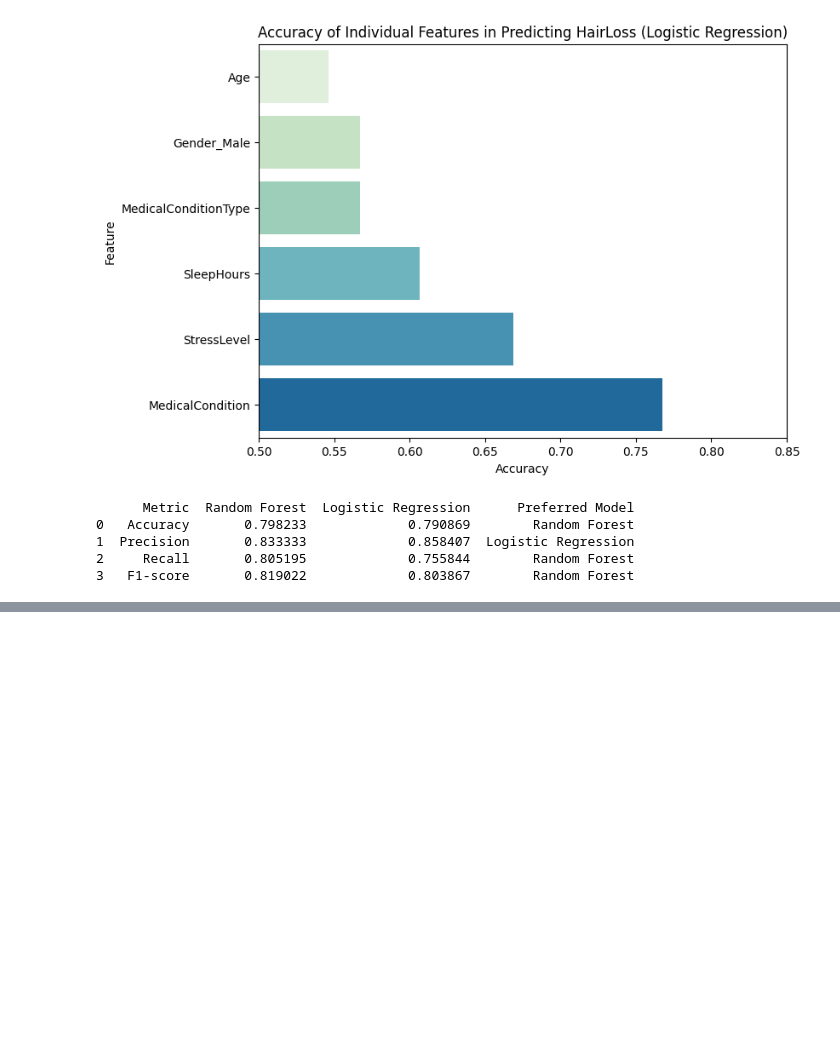
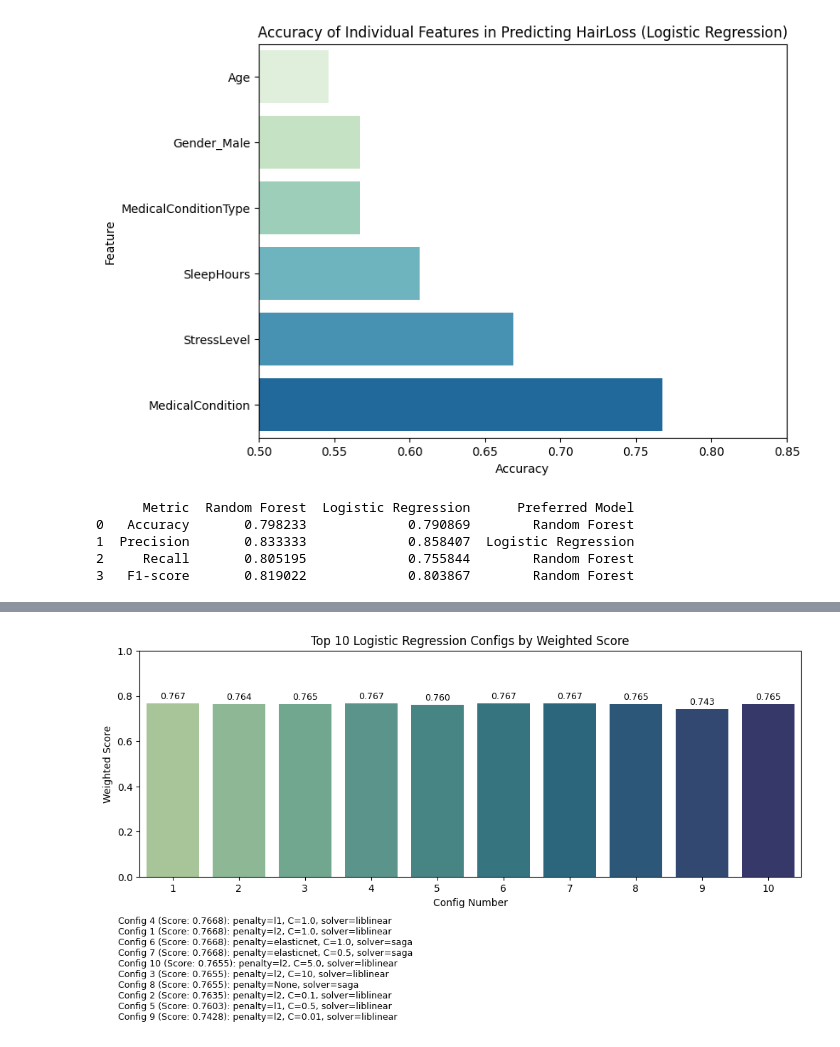
Before and after one commit to JayaAhmed/BigData, a Jupyter notebook: BigData.ipynb, the cells around one changed output, grey strips where cells are left out. Saved outputs shown, nothing was run; the diff lists cells and outputs as text; code cells hidden in the pictures; blank space fills up the shorter version.

```diff
--- a/BigData.ipynb
+++ b/BigData.ipynb
@@ -630,0 +761,56 @@ print(comparison_df)
+# %%
+# Logistic Regression Bar Plot
+
+import matplotlib.pyplot as plt
+import seaborn as sns
+
+# Select top 10
+top_configs_logreg = logreg_results_df.head(10).copy()
+
+# Prepare parameter labels
+param_text = '\n'.join([
+    f"Config {int(row['Config'])} (Score: {row['Weighted Score']:.4f}): "
+    f"{', '.join([f'{k}={v}' for k, v in row['Params'].items()])}"
+    for _, row in top_configs_logreg.iterrows()
+])
+
+# Plot
+fig, ax = plt.subplots(figsize=(12, 6))
+barplot = sns.barplot(
+    data=top_configs_logreg,
+    x='Config',
+    y='Weighted Score',
+    hue='Config',
+    palette='crest',
+    ax=ax,
+    legend=False
+)
+
+# Set y-axis range
+ax.set_ylim(0.0, 1.0)
+
+# Add score labels using bar heights and positions
+for bar in barplot.patches:
+    height = bar.get_height()
+    x_pos = bar.get_x() + bar.get_width() / 2
+    ax.text(
+        x=x_pos,
+        y=height + 0.01,
+        s=f"{height:.3f}",
+        ha='center',
+        va='bottom',
+        fontsize=9
+    )
+
+# Labels
+ax.set_title("Top 10 Logistic Regression Configs by Weighted Score")
+ax.set_xlabel("Config Number")
+ax.set_ylabel("Weighted Score")
+
+# Add param text block
+plt.subplots_adjust(bottom=0.35)
+fig.text(0.1, 0.01, param_text, ha='left', va='bottom', fontsize=9, wrap=True)
+
+plt.show()
+# %% [output]
+[figure, added]
```
Also changed, not shown: parts of 30 cells of this notebook.
